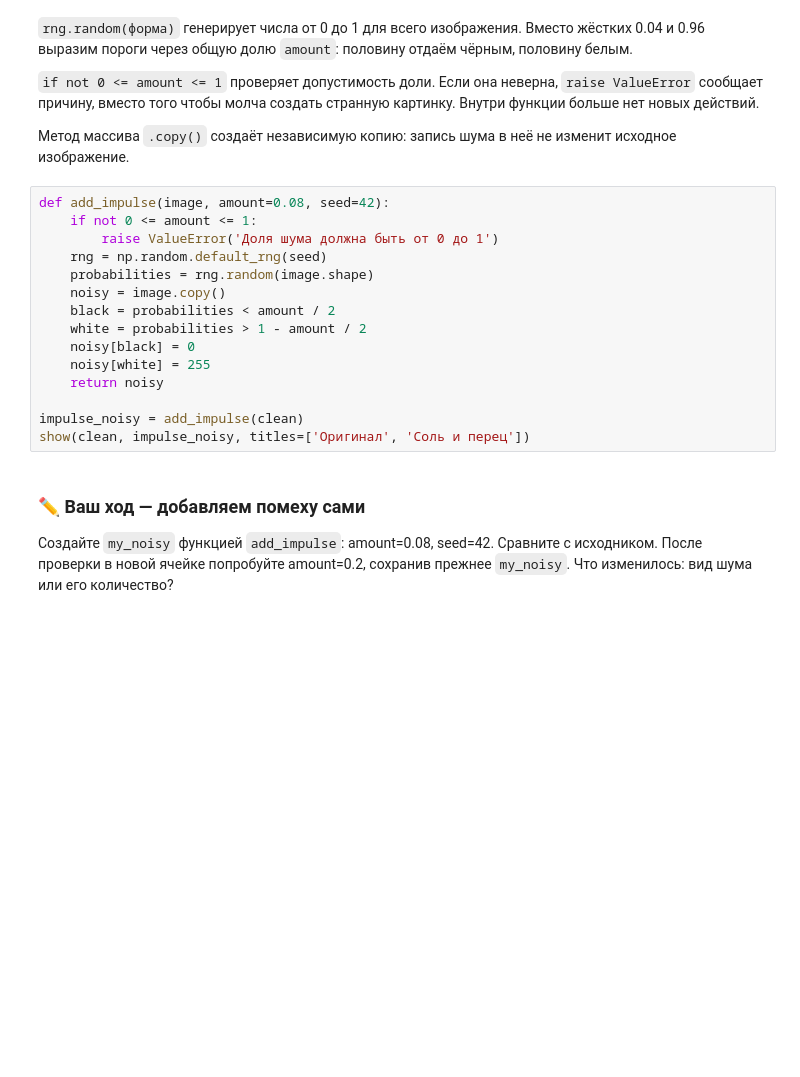
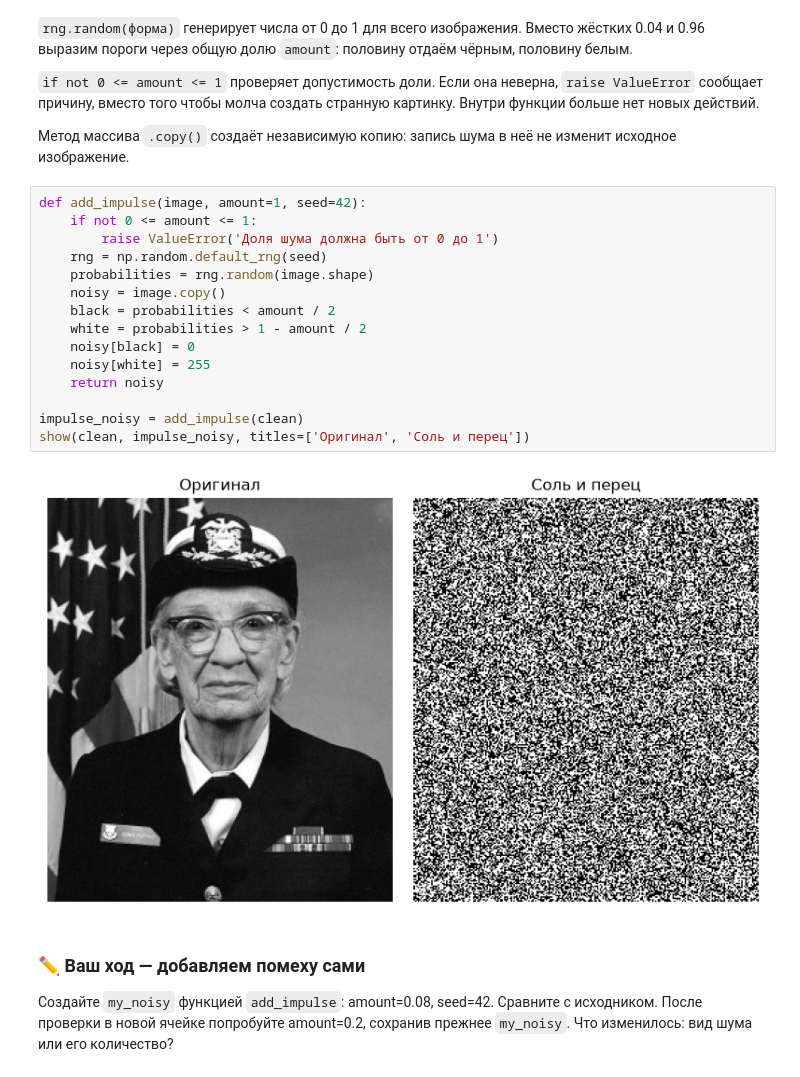
Before and after one commit to AnatoDu/Computer_Vision, a Jupyter notebook: 03.2 Шум, нелинейные фильтры и масштаб.ipynb, the cells around one changed output. Cells and saved outputs as stored; diff of their text form; blank space fills up the shorter version.

```diff
--- a/03.2 Шум, нелинейные фильтры и масштаб.ipynb
+++ b/03.2 Шум, нелинейные фильтры и масштаб.ipynb
@@ -143,20 +168,22 @@ print('Исходник:', row)
 
 Метод массива `.copy()` создаёт независимую копию: запись шума в неё не изменит исходное изображение.
 # %%
-def add_impulse(image, amount=0.08, seed=42):
+def add_impulse(image, amount=1, seed=42):
     if not 0 <= amount <= 1:
         raise ValueError('Доля шума должна быть от 0 до 1')
     rng = np.random.default_rng(seed)
     probabilities = rng.random(image.shape)
     noisy = image.copy()
     black = probabilities < amount / 2
     white = probabilities > 1 - amount / 2
     noisy[black] = 0
     noisy[white] = 255
     return noisy
 
 impulse_noisy = add_impulse(clean)
 show(clean, impulse_noisy, titles=['Оригинал', 'Соль и перец'])
+# %% [output]
+[figure, added]
 # %% [markdown]
 ### ✏️ Ваш ход — добавляем помеху сами
 
```
Also changed, not shown: parts of 25 cells of this notebook, 7 other files.
